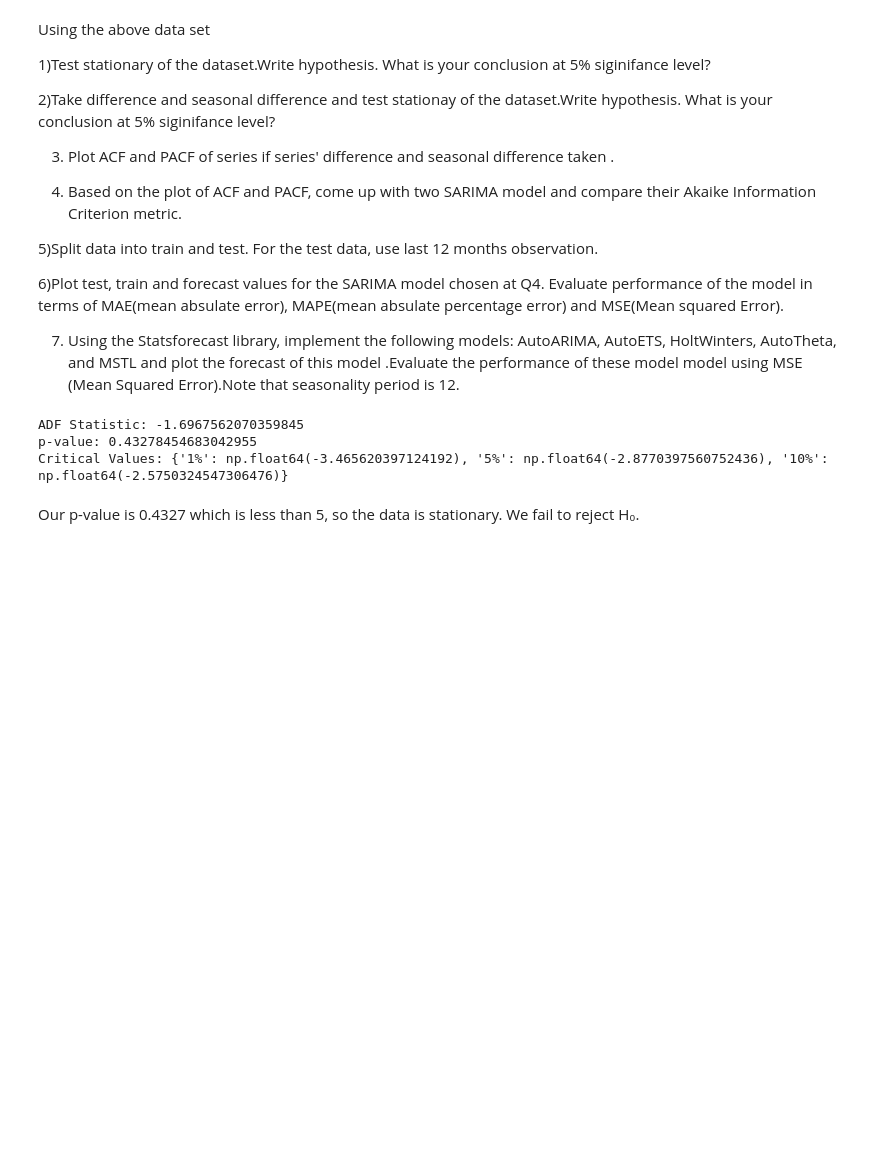
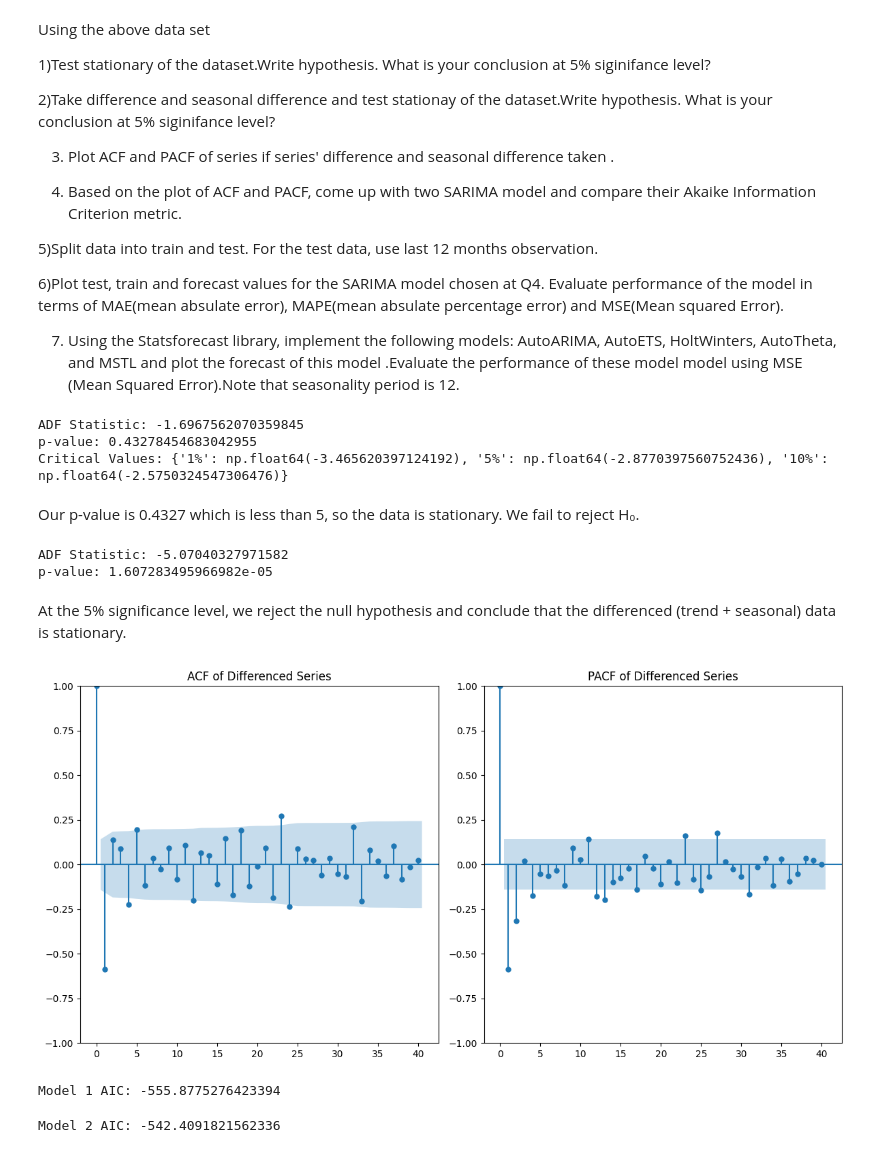
Before and after one commit to innosevda/Data-Science-CRN-20018, a Jupyter notebook: Homework9.ipynb, the cells around one changed output. Drawn from its saved outputs; the diff is of its cells as text; code cells hidden in the pictures; blank space fills up the shorter version.

```diff
--- a/Homework9.ipynb
+++ b/Homework9.ipynb
@@ -85,3 +85,61 @@ p-value: 0.43278454683042955
 Critical Values: {'1%': np.float64(-3.465620397124192), '5%': np.float64(-2.8770397560752436), '10%': np.float64(-2.5750324547306476)}
 # %% [markdown]
 Our p-value is 0.4327 which is less than 5, so the data is stationary. We fail to reject H₀.
+# %%
+"""
+2nd Task:
+First-order differencing removes trend, second-order differencing removes seasonality.
+"""
+
+# First-order difference and seasonal difference (s=12 -> monthly data)
+combined_diff = ap1.diff().diff(12).dropna()
+
+# H₀: The data is non-stationary, if p-value is >= 0.05 (5% signifance level).
+# %%
+result = adfuller(combined_diff)
+
+print('ADF Statistic:', result[0])
+print('p-value:', result[1])
+# %% [output]
+ADF Statistic: -5.07040327971582
+p-value: 1.607283495966982e-05
+# %% [markdown]
+At the 5% significance level, we reject the null hypothesis and conclude that the differenced (trend + seasonal) data is stationary.
+# %%
+# 3rd Task: Plotting ACF and PACF
+
+from statsmodels.graphics.tsaplots import plot_acf, plot_pacf
+import matplotlib.pyplot as plt
+
+# Set up the plots
+plt.figure(figsize=(12, 6))
+
+# Plot ACF
+plt.subplot(1, 2, 1)
+plot_acf(combined_diff, lags=40, ax=plt.gca())
+plt.title('ACF of Differenced Series')
+
+# Plot PACF
+plt.subplot(1, 2, 2)
+plot_pacf(combined_diff, lags=40, ax=plt.gca(), method='ywm')
+plt.title('PACF of Differenced Series')
+
+plt.tight_layout()
+plt.show()
+# %% [output]
+[figure, added]
+# %%
+# 4th Task:
+
+from statsmodels.tsa.statespace.sarimax import SARIMAX
+
+# Model 1
+model1 = SARIMAX(ap1, order=(1,1,1), seasonal_order=(0,1,1,12)).fit()
+print("Model 1 AIC:", model1.aic)
+
+# Model 2
+model2 = SARIMAX(ap1, order=(1,1,1), seasonal_order=(1,1,0,12)).fit()
+print("Model 2 AIC:", model2.aic)
+# %% [output]
+Model 1 AIC: -555.8775276423394
+Model 2 AIC: -542.4091821562336
```
Also changed, not shown: parts of 3 cells of this notebook.
